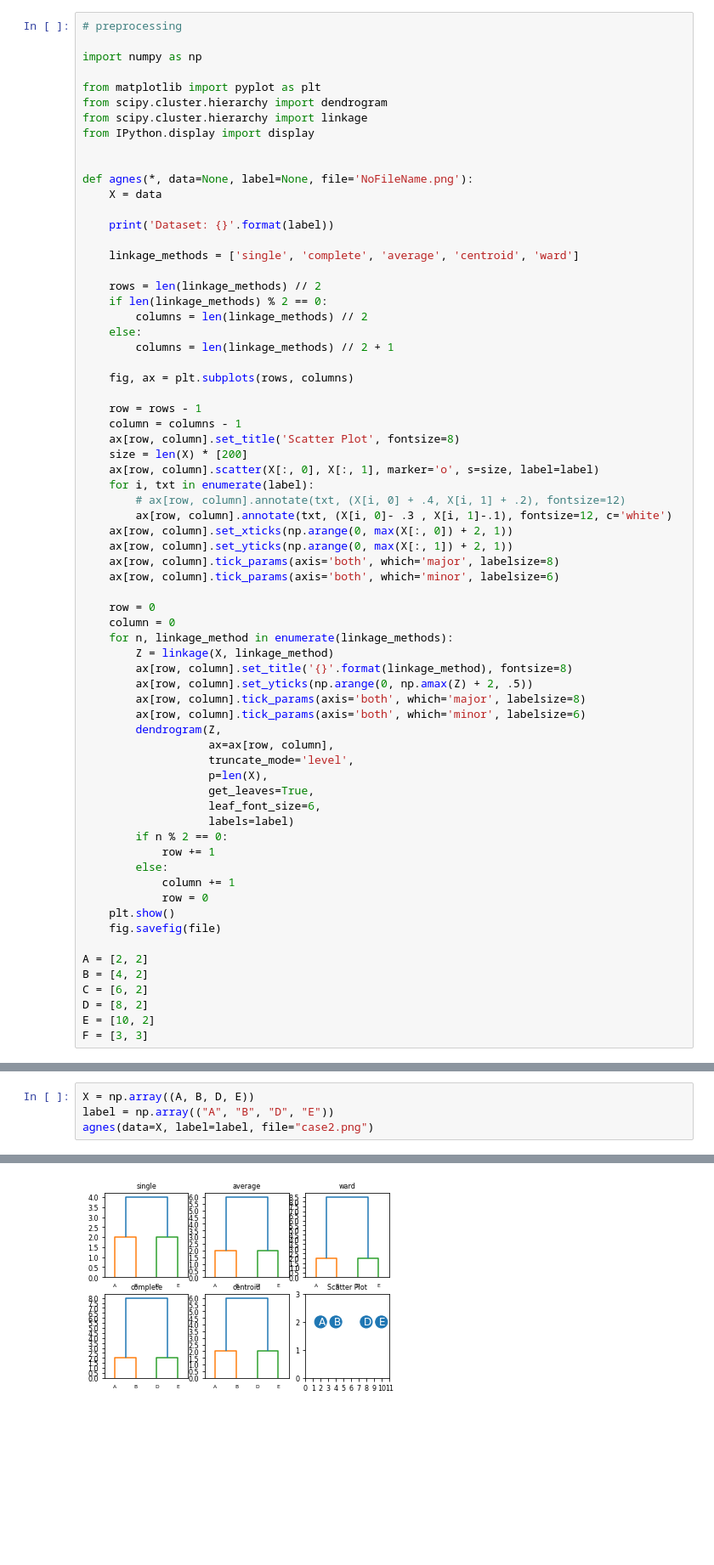
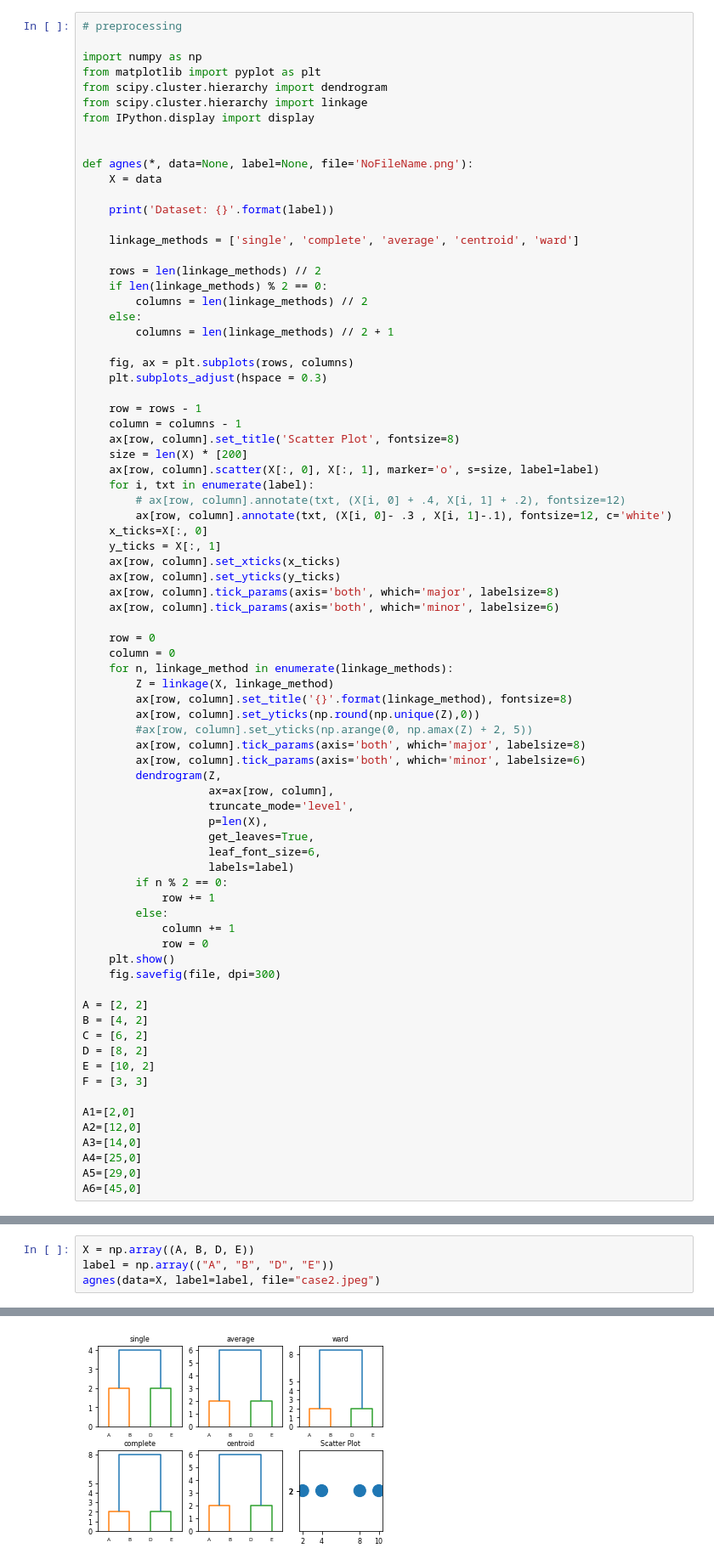
Before and after one commit to Wirtschaftsinformatik/DataMining, a Jupyter notebook: BI/Clustering/hierarchical_clustering.ipynb, the cells around one changed output, grey strips where cells are left out. Shown: that part at 85% size. Drawn from its saved outputs; the diff is of its cells as text; blank space fills up the shorter version.

```diff
--- a/BI/Clustering/hierarchical_clustering.ipynb
+++ b/BI/Clustering/hierarchical_clustering.ipynb
@@ -2,7 +2,6 @@
 # preprocessing
 
 import numpy as np
-
 from matplotlib import pyplot as plt
 from scipy.cluster.hierarchy import dendrogram
 from scipy.cluster.hierarchy import linkage
@@ -23,6 +22,7 @@ def agnes(*, data=None, label=None, file='NoFileName.png'):
 		columns = len(linkage_methods) // 2 + 1
 
 	fig, ax = plt.subplots(rows, columns)
+	plt.subplots_adjust(hspace = 0.3)
 
 	row = rows - 1
 	column = columns - 1
@@ -32,8 +32,10 @@ def agnes(*, data=None, label=None, file='NoFileName.png'):
 	for i, txt in enumerate(label):
 		# ax[row, column].annotate(txt, (X[i, 0] + .4, X[i, 1] + .2), fontsize=12)
 		ax[row, column].annotate(txt, (X[i, 0]- .3 , X[i, 1]-.1), fontsize=12, c='white')
-	ax[row, column].set_xticks(np.arange(0, max(X[:, 0]) + 2, 1))
-	ax[row, column].set_yticks(np.arange(0, max(X[:, 1]) + 2, 1))
+	x_ticks=X[:, 0]
+	y_ticks = X[:, 1]
+	ax[row, column].set_xticks(x_ticks)
+	ax[row, column].set_yticks(y_ticks)
 	ax[row, column].tick_params(axis='both', which='major', labelsize=8)
 	ax[row, column].tick_params(axis='both', which='minor', labelsize=6)
 
@@ -42,7 +44,8 @@ def agnes(*, data=None, label=None, file='NoFileName.png'):
 	for n, linkage_method in enumerate(linkage_methods):
 		Z = linkage(X, linkage_method)
 		ax[row, column].set_title('{}'.format(linkage_method), fontsize=8)
-		ax[row, column].set_yticks(np.arange(0, np.amax(Z) + 2, .5))
+		ax[row, column].set_yticks(np.round(np.unique(Z),0))
+		#ax[row, column].set_yticks(np.arange(0, np.amax(Z) + 2, 5))
 		ax[row, column].tick_params(axis='both', which='major', labelsize=8)
 		ax[row, column].tick_params(axis='both', which='minor', labelsize=6)
 		dendrogram(Z,
@@ -58,7 +61,7 @@ def agnes(*, data=None, label=None, file='NoFileName.png'):
 			column += 1
 			row = 0
 	plt.show()
-	fig.savefig(file)
+	fig.savefig(file, dpi=300)
 
 A = [2, 2]
 B = [4, 2]
@@ -66,6 +69,13 @@ C = [6, 2]
 D = [8, 2]
 E = [10, 2]
 F = [3, 3]
+
+A1=[2,0]
+A2=[12,0]
+A3=[14,0]
+A4=[25,0]
+A5=[29,0]
+A6=[45,0]
 # %%
 
 print("Plotting")
@@ -81,10 +91,10 @@ Dataset: ['A' 'B' 'C']
 # %%
 X = np.array((A, B, D, E))
 label = np.array(("A", "B", "D", "E"))
-agnes(data=X, label=label, file="case2.png")
+agnes(data=X, label=label, file="case2.jpeg")
 # %% [output]
 Dataset: ['A' 'B' 'D' 'E']
-[figure, old version]
+[figure, new version]
 # %%
 X = np.array((A, B, F))
 label = np.array(("A", "B", "F"))
```
Also changed, not shown: parts of 3 cells of this notebook, 4 other files.
